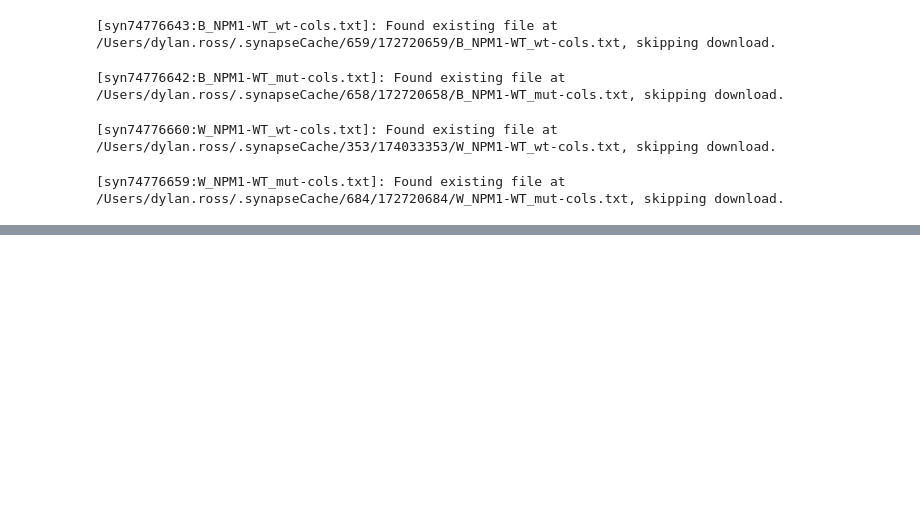
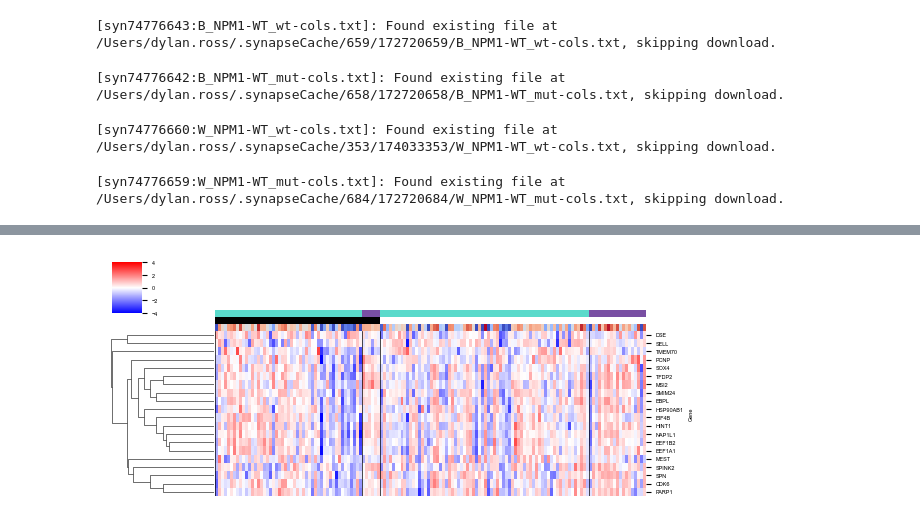
Before and after one commit to PNNL-CompBio/amlMultidrugResistance, a Jupyter notebook: aml_outcome_disparities/analysis/mutations/11_cell_type_scoring.ipynb, the cells around one changed output, grey strips where cells are left out. Drawn from its saved outputs; the diff is of its cells as text; code cells hidden in the pictures; blank space fills up the shorter version.

```diff
--- a/aml_outcome_disparities/analysis/mutations/11_cell_type_scoring.ipynb
+++ b/aml_outcome_disparities/analysis/mutations/11_cell_type_scoring.ipynb
@@ -400,0 +131,2 @@ normal_myeloid
+# %%
+cols = b_wt_cols + b_mut_cols + w_wt_cols + w_mut_cols
@@ -400,0 +200,17 @@ normal_myeloid
+# %%
+pre_tx = (
+    pl.concat([
+        df.filter(pl.col("Gene").is_in(tumor_gene_sets["tumor_hsc_like"][:30])),
+        df.filter(pl.col("Gene").is_in(tumor_gene_sets["tumor_prog_like"][:30])),
+        df.filter(pl.col("Gene").is_in(tumor_gene_sets["tumor_gmp_like"][:30])),
+        df.filter(pl.col("Gene").is_in(tumor_gene_sets["tumor_promono_like"][:30])),
+        df.filter(pl.col("Gene").is_in(tumor_gene_sets["tumor_mono_like"][:30])),
+        df.filter(pl.col("Gene").is_in(tumor_gene_sets["tumor_cdc_like"][:30])),
+    ])
+)
+# get rid of columns that are fully null
+keep_cols = [
+    col
+    for col in cols
+    if pre_tx[col].sum() > 0
+]
@@ -400,0 +614,68 @@ normal_myeloid
+# %%
+rcParams["font.size"] = 4
+
+
+
+for gs in ["tumor_prog_like", "tumor_cdc_like"]:
+    txp = (
+        tx
+        .filter(pl.col("Gene").is_in(tumor_gene_sets[gs]))
+        .to_pandas()
+        .set_index("Gene")
+    )
+    print(gs)
+    print(" ".join(txp.index))
+
+    col_colors = [
+        ["#5ADACB" if c in b_wt_cols + w_wt_cols else "#794FA3" for c in txp.columns],
+        ["#000000" if c in b_wt_cols + b_mut_cols else "#FFFFFF" for c in txp.columns],
+        [v2c(m) for m in txp.mean()]
+    ]
+
+    x_lines = [0, len(col_colors[0])]
+    x_current = 0
+    cc1_, cc2_ = col_colors[0][0], col_colors[1][0]
+    for x, (cc1, cc2) in enumerate(zip(*col_colors[:2])):
+        if cc1 != cc1_ or cc2 != cc2_:
+            x_lines.append(x)
+            cc1_ = cc1
+            cc2_ = cc2
+
+    if gs == "tumor_cdc_like":
+        rc = [
+            "#F1FF2F"
+            if g.startswith("HLA")
+            else "#FFFFFF"
+            for g in txp.index
+        ]
+    else:
+        rc = None
+
+    cg = sns.clustermap(
+        txp,
+        cmap="bwr",
+        figsize=(6, (len(gs) + 10) / 20 * 2.25),
+        vmin=-4,
+        vmax=4,
+        col_cluster=False,
+        col_colors=col_colors,
+        row_cluster=True,
+        yticklabels=True,
+        row_colors=rc
+    )
+
+    if not col_cluster:
+        for x in x_lines:
+            cg.ax_heatmap.axvline(x, c="k", lw=0.5)
+
+    cg.ax_heatmap.set_xticks([])
+
+    plt.savefig(
+        os.path.join(FIGURE_DIR, f"{gs}_heatmap.pdf"),
+        dpi=400,
+        bbox_inches="tight",
+        transparent=True
+    )
+    plt.show()
+    plt.close()
+# %% [output]
@@ -400,0 +684 @@ normal_myeloid
+[figure, added]
```
Also changed, not shown: parts of 33 cells of this notebook, 2 other files.
